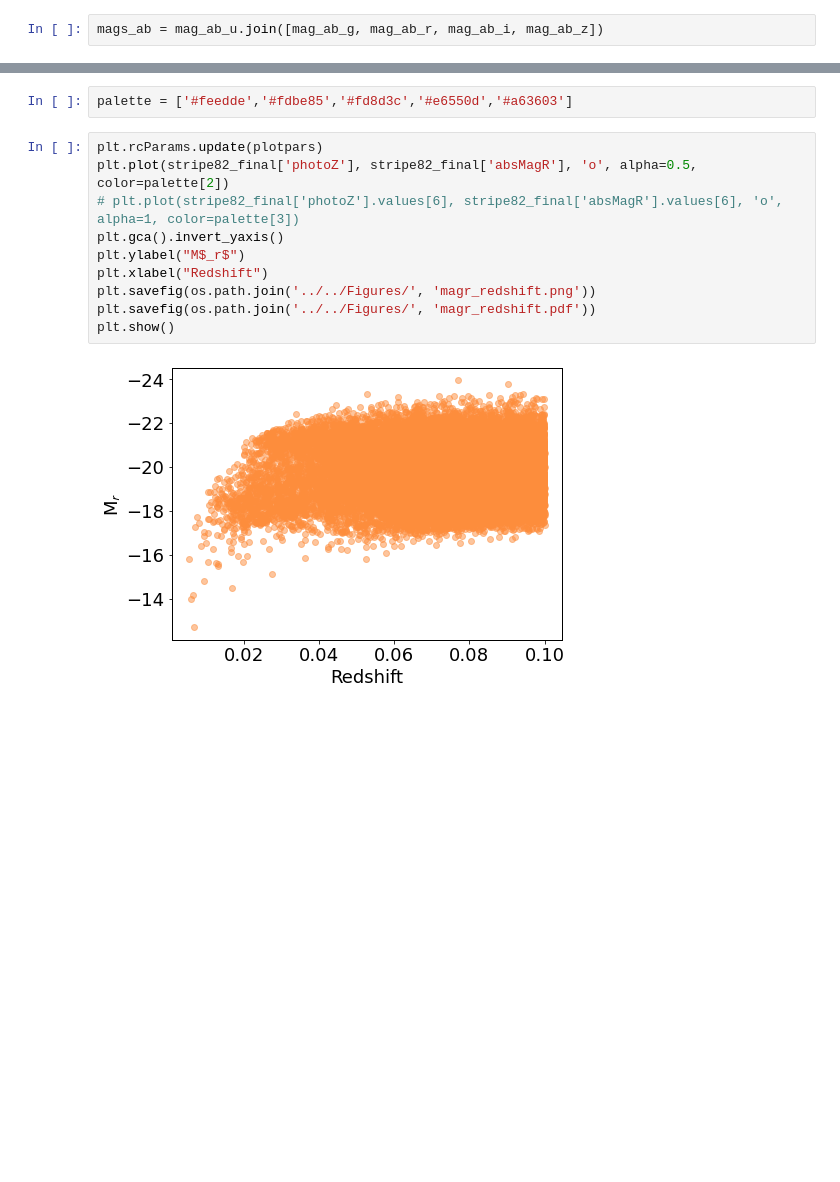
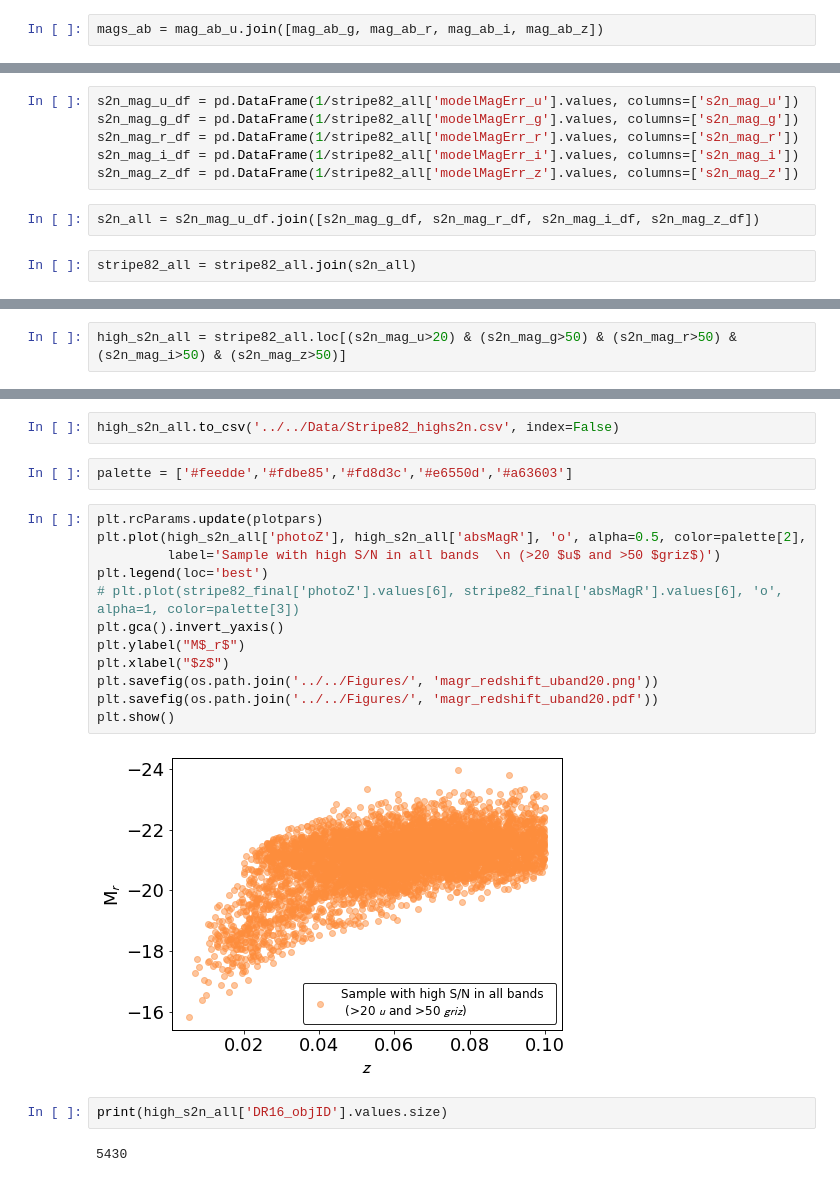
Before and after one commit to mlldantas/SEDFittingChallenge, a Jupyter notebook: sdss/Stripe82SDSS.ipynb, the cells around one changed output, grey strips where cells are left out. Drawn from its saved outputs; the diff is of its cells as text; blank space fills up the shorter version.

Commit message:
:tada: sdss sample treatment

```diff
--- a/sdss/Stripe82SDSS.ipynb
+++ b/sdss/Stripe82SDSS.ipynb
@@ -111,0 +128,10 @@ stripe82_final
+# %%
+s2n_mag_u_df = pd.DataFrame(1/stripe82_all['modelMagErr_u'].values, columns=['s2n_mag_u'])
+s2n_mag_g_df = pd.DataFrame(1/stripe82_all['modelMagErr_g'].values, columns=['s2n_mag_g'])
+s2n_mag_r_df = pd.DataFrame(1/stripe82_all['modelMagErr_r'].values, columns=['s2n_mag_r'])
+s2n_mag_i_df = pd.DataFrame(1/stripe82_all['modelMagErr_i'].values, columns=['s2n_mag_i'])
+s2n_mag_z_df = pd.DataFrame(1/stripe82_all['modelMagErr_z'].values, columns=['s2n_mag_z'])
+# %%
+s2n_all = s2n_mag_u_df.join([s2n_mag_g_df, s2n_mag_r_df, s2n_mag_i_df, s2n_mag_z_df])
+# %%
+stripe82_all = stripe82_all.join(s2n_all)
@@ -111,0 +156,2 @@ stripe82_final
+# %%
+high_s2n_all = stripe82_all.loc[(s2n_mag_u>20) & (s2n_mag_g>50) & (s2n_mag_r>50) & (s2n_mag_i>50) & (s2n_mag_z>50)]
@@ -112,14 +174,22 @@ stripe82_final
+# %%
+high_s2n_all.to_csv('../../Data/Stripe82_highs2n.csv', index=False)
 # %%
 palette = ['#feedde','#fdbe85','#fd8d3c','#e6550d','#a63603']
 # %%
 plt.rcParams.update(plotpars)
-plt.plot(stripe82_final['photoZ'], stripe82_final['absMagR'], 'o', alpha=0.5, color=palette[2])
+plt.plot(high_s2n_all['photoZ'], high_s2n_all['absMagR'], 'o', alpha=0.5, color=palette[2],
+         label='Sample with high S/N in all bands  \n (>20 $u$ and >50 $griz$)')
+plt.legend(loc='best')
 # plt.plot(stripe82_final['photoZ'].values[6], stripe82_final['absMagR'].values[6], 'o', alpha=1, color=palette[3])
 plt.gca().invert_yaxis()
 plt.ylabel("M$_r$")
-plt.xlabel("Redshift")
-plt.savefig(os.path.join('../../Figures/', 'magr_redshift.png'))
-plt.savefig(os.path.join('../../Figures/', 'magr_redshift.pdf'))
+plt.xlabel("$z$")
+plt.savefig(os.path.join('../../Figures/', 'magr_redshift_uband20.png'))
+plt.savefig(os.path.join('../../Figures/', 'magr_redshift_uband20.pdf'))
 plt.show()
 # %% [output]
-[figure, old version]
+[figure, new version]
+# %%
+print(high_s2n_all['DR16_objID'].values.size)
+# %% [output]
+5430
```
Also changed, not shown: parts of 44 cells of this notebook, 1 other file.
